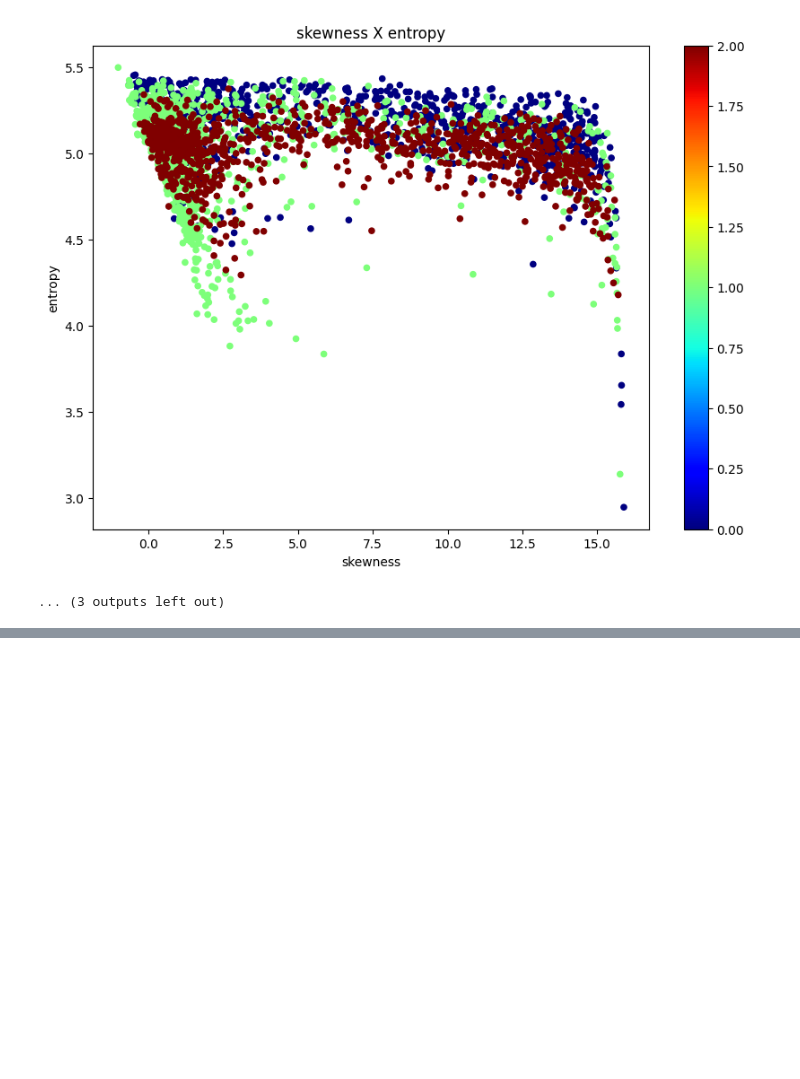
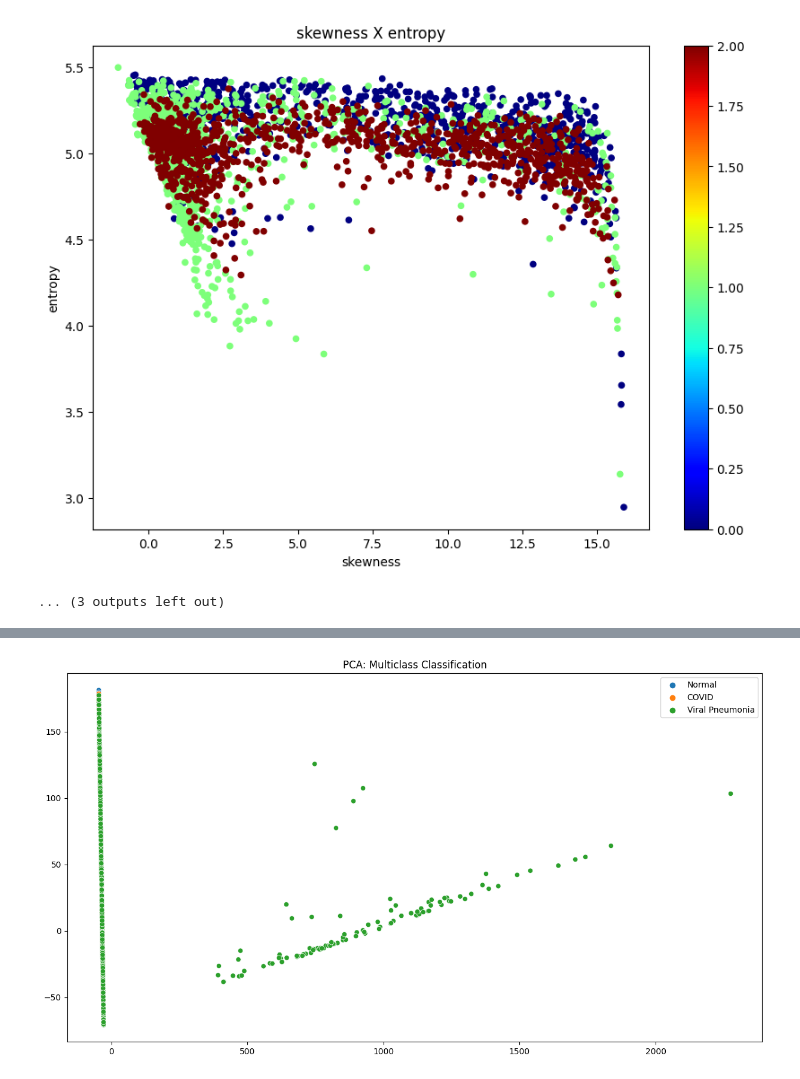
Before and after one commit to EuricoDNJR/Topicos-especiais-em-visao-computacional, a Jupyter notebook: Resolucao (2).ipynb, the cells around one changed output, grey strips where cells are left out. Drawn from its saved outputs; the diff is of its cells as text; code cells hidden in the pictures; blank space fills up the shorter version.

Commit message:
add tsne_pca

```diff
--- a/Resolucao (2).ipynb
+++ b/Resolucao (2).ipynb
@@ -438,0 +470,4 @@ for index_i in index_columns:
+# %%
+X, y = matrix_descritors(database)
+# %%
+X = np.asanyarray(X)
@@ -438,0 +478,28 @@ for index_i in index_columns:
+# %%
+for i in range(len(y)):
+    if y[i] == 0:
+        y[i] = 'Normal'
+    elif y[i] == 1:
+        y[i] = 'COVID'
+    else:
+        y[i] = 'Viral Pneumonia'
+# %%
+def visualize_2d(X,y,algorithm="pca",title="PCA: Multiclass Classification",figsize=(15,8)):
+    from sklearn.manifold import TSNE
+    from sklearn.decomposition import PCA
+    if algorithm=="tsne":
+        reducer = TSNE(n_components=3,random_state=47,n_iter=400,angle=0.6)
+    elif algorithm=="pca":
+        reducer = PCA(n_components=3,random_state=47)
+    else:
+        raise ValueError("Unsupported dimensionality reduction algorithm given.")
+    if X.shape[1]>2:
+        X = reducer.fit_transform(X)
+
+    else:
+        if type(X)==pd.DataFrame:
+        	X=X.values
+    _,(ax1) = plt.subplots(nrows=1, ncols=1,figsize=figsize)
+    sns.scatterplot(x=X[:,0],y=X[:,1],hue=y,ax=ax1);
+    ax1.set_title(title);
+    plt.show();
@@ -438,0 +517,4 @@ for index_i in index_columns:
+# %%
+visualize_2d(X=X,y=y)
+# %% [output]
+[figure, added]
```
Also changed, not shown: parts of 7 cells of this notebook, 2 other files.
